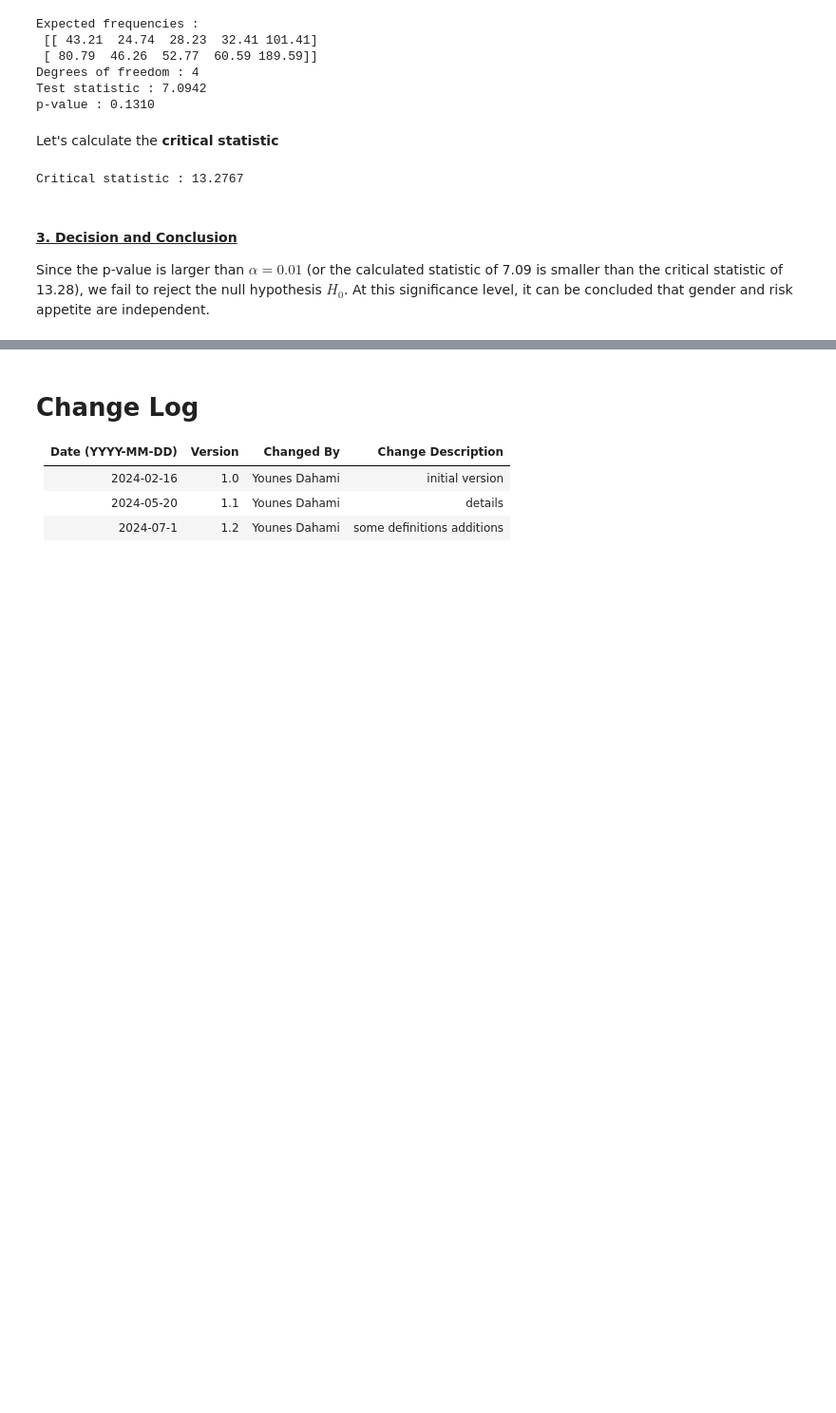
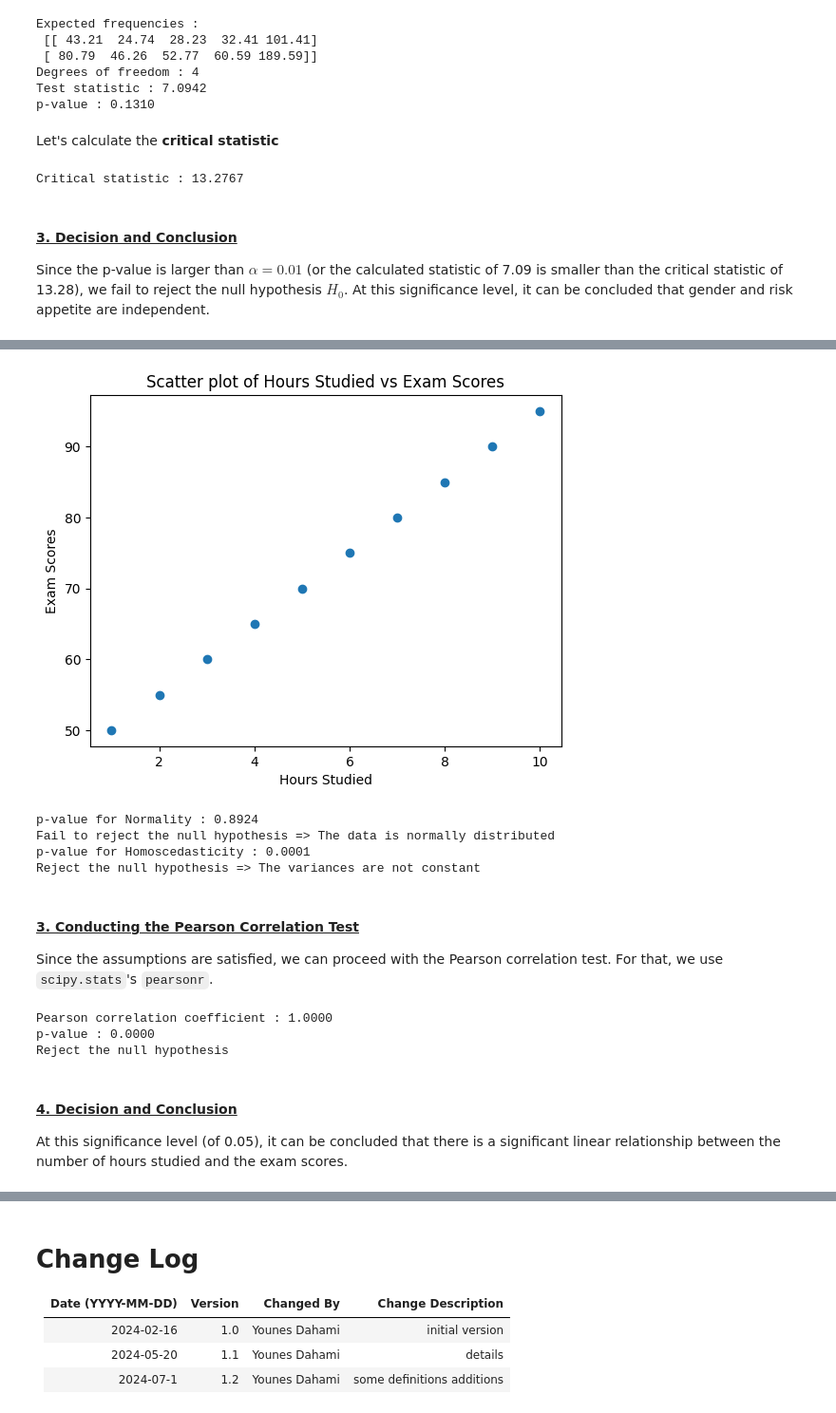
Before and after one commit to Dahamey/Hypothesis-Testing, a Jupyter notebook: Python/Parametric Test Vs Non-Parametric Test/Parametric Test Vs Non-Parametric Test.ipynb, the cells around one changed output, grey strips where cells are left out. Shown at 95% size. Saved outputs shown, nothing was run; the diff lists cells and outputs as text; code cells hidden in the pictures; blank space fills up the shorter version.

```diff
--- a/Python/Parametric Test Vs Non-Parametric Test/Parametric Test Vs Non-Parametric Test.ipynb
+++ b/Python/Parametric Test Vs Non-Parametric Test/Parametric Test Vs Non-Parametric Test.ipynb
@@ -1676,0 +1895,56 @@ Since the p-value is larger than $\alpha=0.01$ (or the calculated statistic of 7
+# %%
+import numpy as np
+import matplotlib.pyplot as plt
+from scipy.stats import pearsonr, shapiro, bartlett
+
+# Data
+hours_studied = np.array([1, 2, 3, 4, 5, 6, 7, 8, 9, 10])
+exam_scores = np.array([50, 55, 60, 65, 70, 75, 80, 85, 90, 95])
+
+# Linearity Check
+plt.scatter(hours_studied, exam_scores)
+plt.title('Scatter plot of Hours Studied vs Exam Scores')
+plt.xlabel('Hours Studied')
+plt.ylabel('Exam Scores')
+plt.show()
+
+# Normality Check
+stat, p_value_normality = shapiro(exam_scores)
+print("p-value for Normality : %.4f" % p_value_normality)
+if p_value_normality < 0.05 :
+    print("Reject the null hypothesis => The data is not normally distributed")
+else :
+    print("Fail to reject the null hypothesis => The data is normally distributed")
+
+# Homoscedasticity Check
+stat, p_value_homoscedasticity = bartlett(hours_studied, exam_scores)
+print("p-value for Homoscedasticity : %.4f" % p_value_homoscedasticity)
+if p_value_homoscedasticity < 0.05 :
+    print("Reject the null hypothesis => The variances are not constant")
+else :
+    print("Fail to reject the null hypothesis => The variances are constant")
+# %% [output]
+[figure, added]
+p-value for Normality : 0.8924
+Fail to reject the null hypothesis => The data is normally distributed
+p-value for Homoscedasticity : 0.0001
+Reject the null hypothesis => The variances are not constant
+# %% [markdown]
+#### <u>3. Conducting the Pearson Correlation Test</u>
+Since the assumptions are satisfied, we can proceed with the Pearson correlation test. For that, we use `scipy.stats`'s `pearsonr`.
+# %%
+# Performing Pearson Correlation Test
+r, p_value = pearsonr(hours_studied, exam_scores)
+print("Pearson correlation coefficient : %.4f" % r)
+print("p-value : %.4f" % p_value)
+if p_value < 0.05 :
+    print("Reject the null hypothesis")
+else :
+    print("Fail to reject the null hypothesis")
+# %% [output]
+Pearson correlation coefficient : 1.0000
+p-value : 0.0000
+Reject the null hypothesis
+# %% [markdown]
+#### <u>4. Decision and Conclusion</u>
+At this significance level (of 0.05), it can be concluded that there is a significant linear relationship between the number of hours studied and the exam scores.
```
Also changed, not shown: parts of 8 cells of this notebook.
